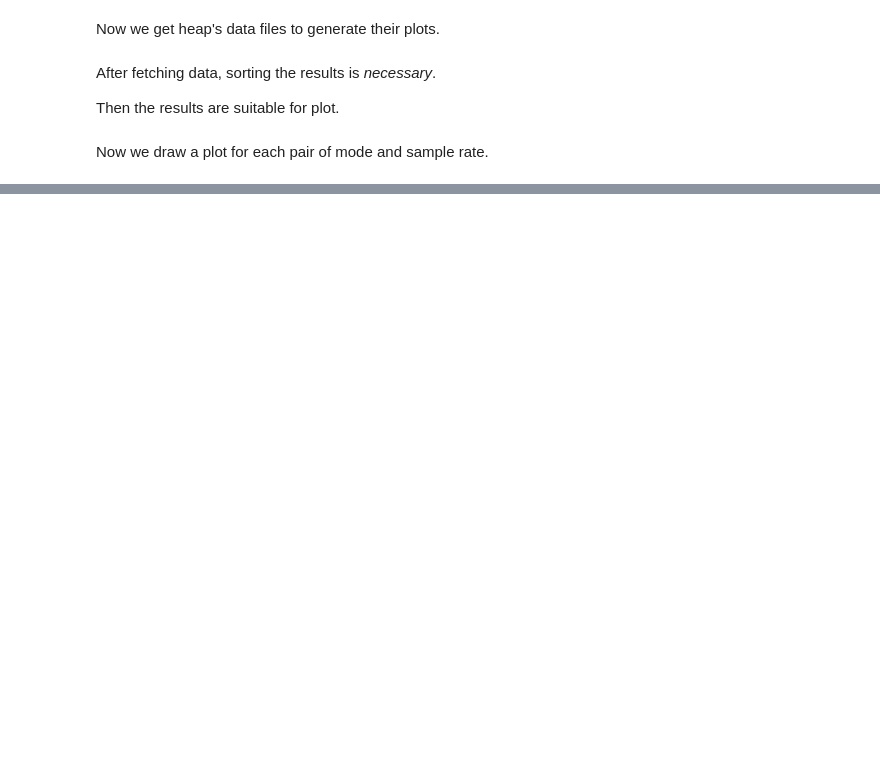
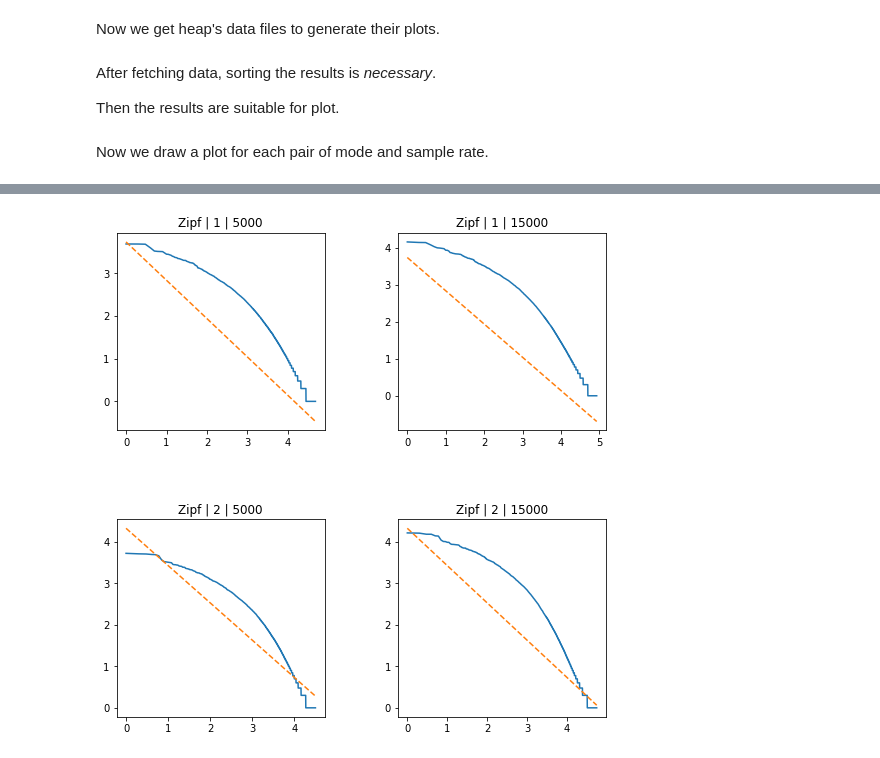
Before and after one commit to parsaenami/news-search-engine, a Jupyter notebook: analyze.ipynb, the cells around one changed output, grey strips where cells are left out. Drawn from its saved outputs; the diff is of its cells as text; code cells hidden in the pictures; blank space fills up the shorter version.

```diff
--- a/analyze.ipynb
+++ b/analyze.ipynb
@@ -126,0 +154,50 @@ plt.show()
+# %%
+x, y = [], []
+
+for _axis in data:
+    _axis.sort()
+    x.append([i[0] for i in _axis])
+    y.append([i[1] for i in _axis])
+# %%
+Y = []
+for i in x:
+    Y.append([-0.9 * j + 3.74 for j in i])
+# %%
+Z = []
+for i in x:
+    Z.append([-0.9 * j + 4.33 for j in i])
+# %%
+plt.figure(figsize=(8, 8))
+
+plt.subplot(221)
+plt.plot(x[0], y[0])
+plt.plot(x[0], Y[0], '--')
+plt.title("Zipf | 1 | 5000")
+
+plt.subplot(222)
+plt.plot(x[1], y[1])
+plt.plot(x[1], Y[1], '--')
+plt.title("Zipf | 1 | 15000")
+
+plt.subplot(223)
+plt.plot(x[2], y[2])
+plt.plot(x[2], Z[2], '--')
+plt.title("Zipf | 2 | 5000")
+
+plt.subplot(224)
+plt.plot(x[3], y[3])
+plt.plot(x[3], Z[3], '--')
+plt.title("Zipf | 2 | 15000")
+
+plt.subplots_adjust(
+    top=0.92,
+    bottom=0.08,
+    left=0.10,
+    right=0.95,
+    hspace=0.45,
+    wspace=0.35,
+)
+
+plt.show()
+# %% [output]
+[figure, added]
```
Also changed, not shown: parts of 8 cells of this notebook, 2 other files.
